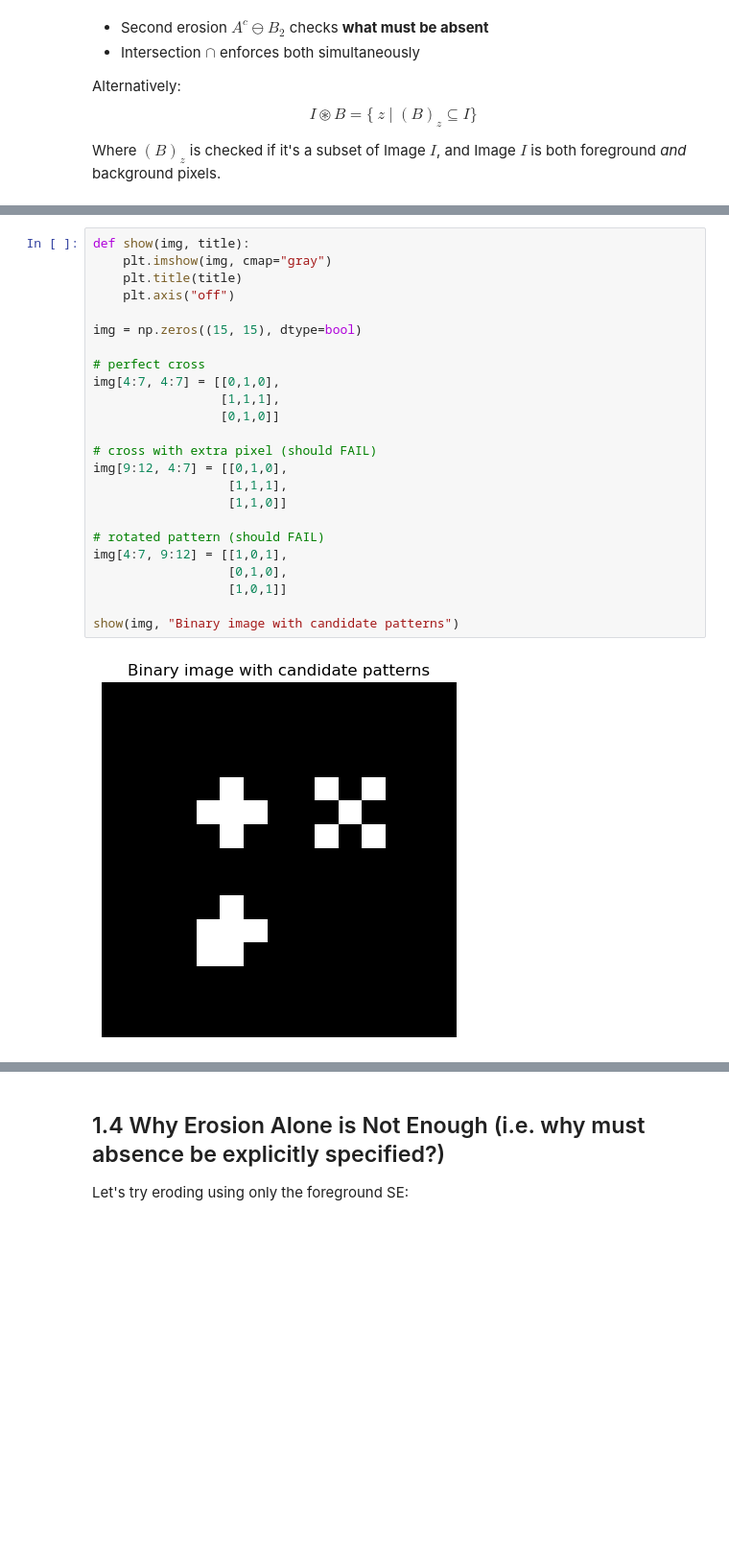
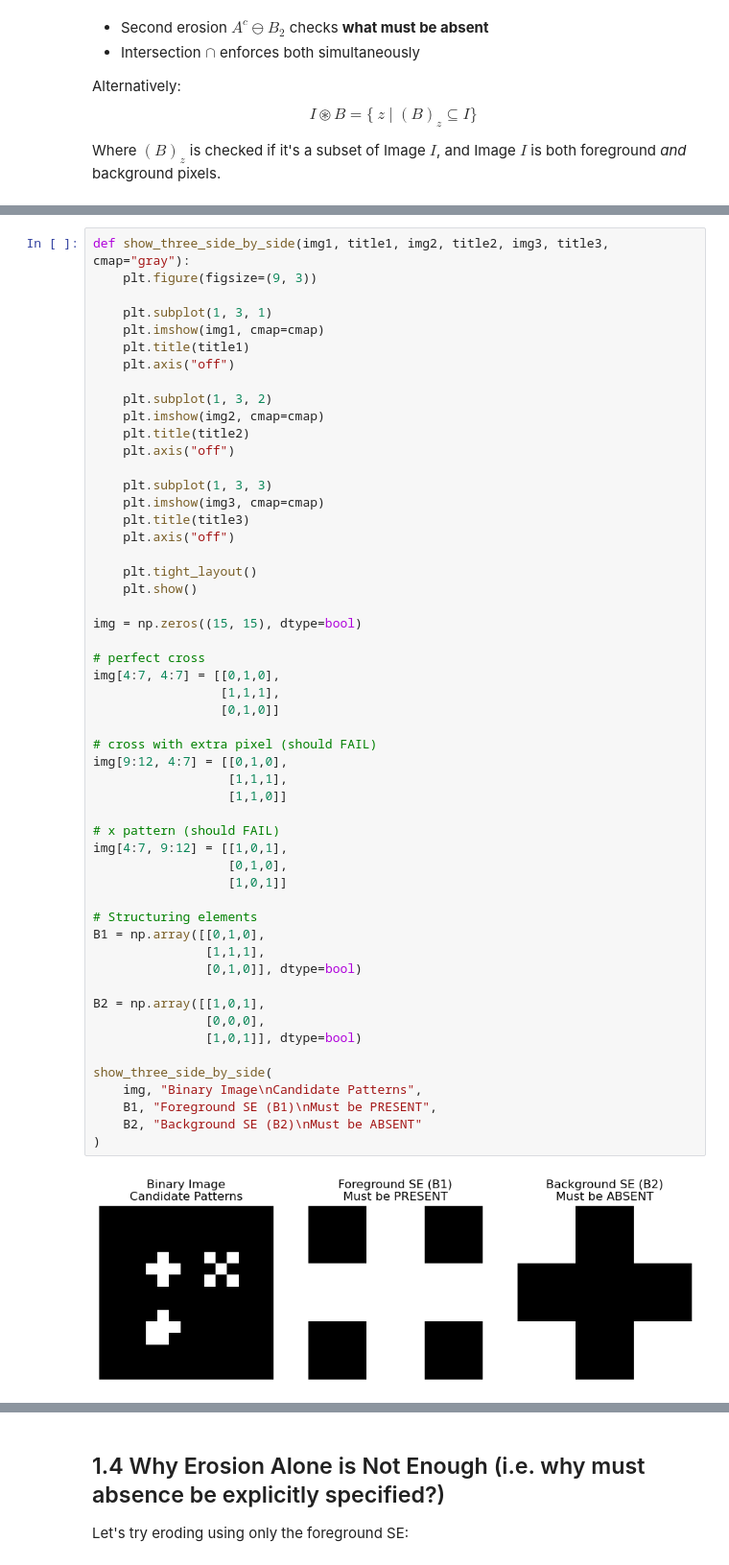
Before and after one commit to zionnpark/BME1462-group-project, a Jupyter notebook: presentation/morphological_processing_ii_student.ipynb, the cells around one changed output, grey strips where cells are left out. Shown at 96% size. Cells and saved outputs as stored; diff of their text form; blank space fills up the shorter version.

```diff
--- a/presentation/morphological_processing_ii_student.ipynb
+++ b/presentation/morphological_processing_ii_student.ipynb
@@ -48,26 +53,55 @@ Take a look at the following candidate patterns:
 # %%
-def show(img, title):
-    plt.imshow(img, cmap="gray")
-    plt.title(title)
+def show_three_side_by_side(img1, title1, img2, title2, img3, title3, cmap="gray"):
+    plt.figure(figsize=(9, 3))
+
+    plt.subplot(1, 3, 1)
+    plt.imshow(img1, cmap=cmap)
+    plt.title(title1)
     plt.axis("off")
+
+    plt.subplot(1, 3, 2)
+    plt.imshow(img2, cmap=cmap)
+    plt.title(title2)
+    plt.axis("off")
+
+    plt.subplot(1, 3, 3)
+    plt.imshow(img3, cmap=cmap)
+    plt.title(title3)
+    plt.axis("off")
+
+    plt.tight_layout()
+    plt.show()
 
 img = np.zeros((15, 15), dtype=bool)
 
 # perfect cross
 img[4:7, 4:7] = [[0,1,0],
                  [1,1,1],
                  [0,1,0]]
 
 # cross with extra pixel (should FAIL)
 img[9:12, 4:7] = [[0,1,0],
                   [1,1,1],
                   [1,1,0]]
 
-# rotated pattern (should FAIL)
+# x pattern (should FAIL)
 img[4:7, 9:12] = [[1,0,1],
                   [0,1,0],
                   [1,0,1]]
 
-show(img, "Binary image with candidate patterns")
+# Structuring elements
+B1 = np.array([[0,1,0],
+               [1,1,1],
+               [0,1,0]], dtype=bool)
+
+B2 = np.array([[1,0,1],
+               [0,0,0],
+               [1,0,1]], dtype=bool)
+
+show_three_side_by_side(
+    img, "Binary Image\nCandidate Patterns",
+    B1, "Foreground SE (B1)\nMust be PRESENT",
+    B2, "Background SE (B2)\nMust be ABSENT"
+)
 # %% [output]
-[figure, old version]
+[figure, new version]
```
Also changed, not shown: parts of 6 cells of this notebook.
